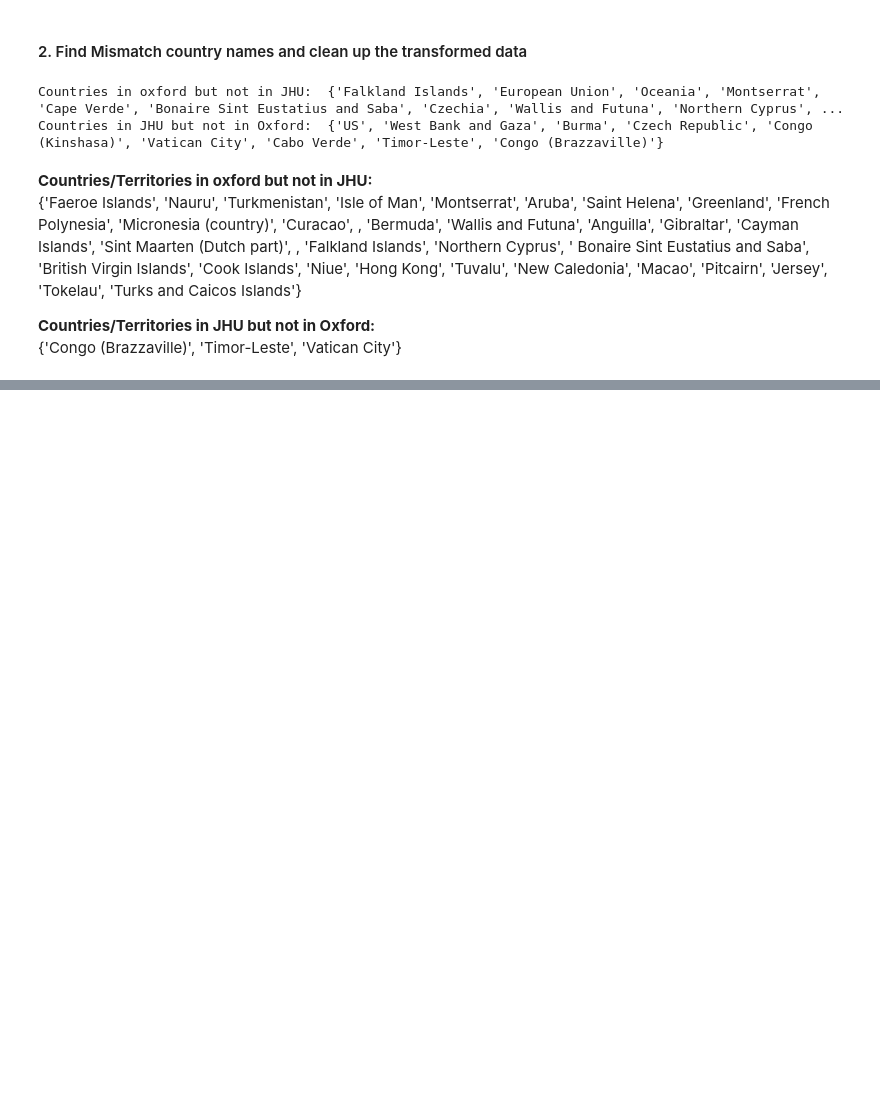
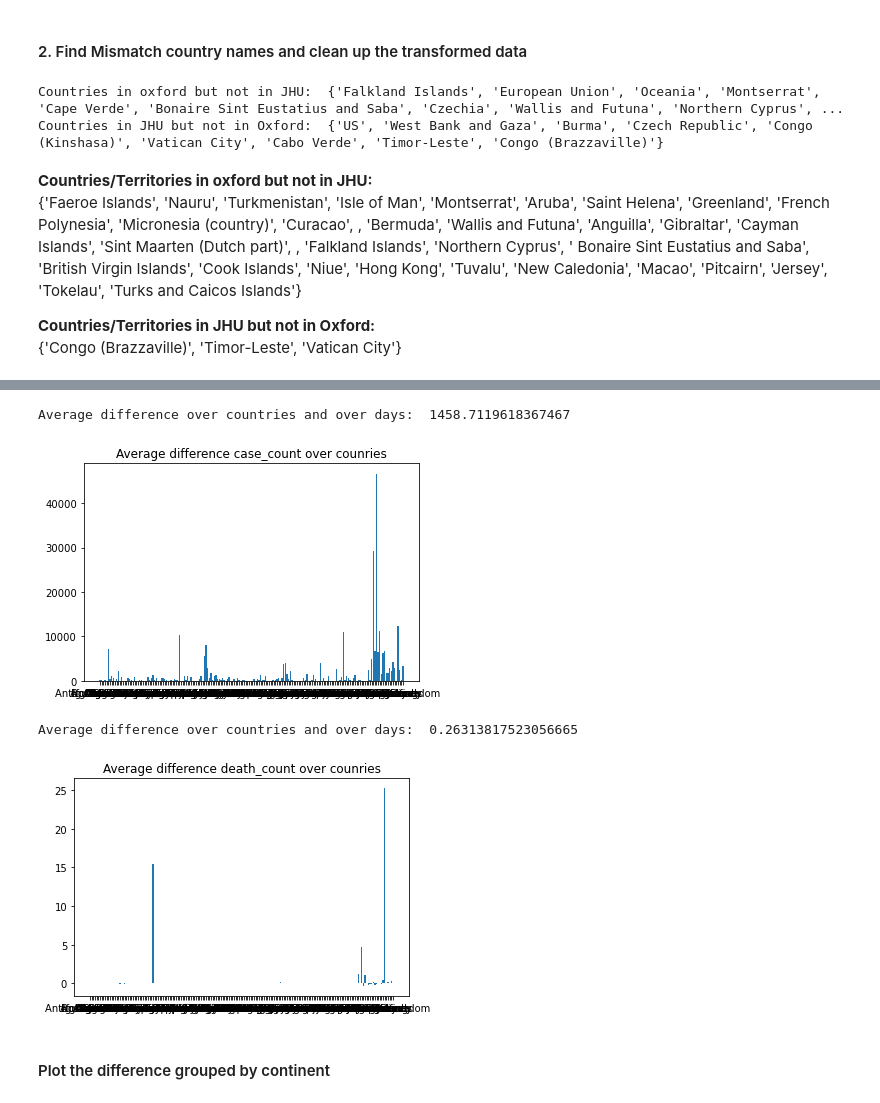
Before and after one commit to KaiserWhoLearns/COVID19DataAnalysis, a Jupyter notebook: data_comparison.ipynb, the cells around one changed output, grey strips where cells are left out. Drawn from its saved outputs; the diff is of its cells as text; code cells hidden in the pictures; blank space fills up the shorter version.

Commit message:
Added data comparison code

```diff
--- a/data_comparison.ipynb
+++ b/data_comparison.ipynb
@@ -12,7 +13,6 @@ names = ["case_count", "death_count"]
 # %% [markdown]
 #### 1. Transform Oxford Data to JHU format
 # %%
-first_date = datetime.date(2020, 1, 22)
 oxford_dfs = []
 for df_idx, df in enumerate(d1):
     total_days = np.array(["Day" in x for x in df.columns]).sum()
@@ -31,7 +31,8 @@ for df_idx, df in enumerate(d1):
                     curr_df.append(float(oxford_data.loc[(oxford_data["location"] == base_country) & (oxford_data["date"] == date.isoformat())]["new_cases"]))
                 else:
                     curr_df.append(float(oxford_data.loc[(oxford_data["location"] == base_country) & (oxford_data["date"] == date.isoformat())]["new_deaths"]))
-        oxford_df.append(curr_df)
+        if oxford_data["location"].str.contains(base_country).any():
+            oxford_df.append(curr_df)
     oxford_dfs.append(pd.DataFrame(oxford_df, columns=columns))
 names = ["case_count", "death_count"]
 for idx, oxford_df in enumerate(oxford_dfs):
@@ -109,0 +101,4 @@ None
+# %%
+oxford_case = pd.read_csv("data/oxford_in_JHU_format_case_count.csv")
+oxford_death = pd.read_csv("data/oxford_in_JHU_format_death_count.csv")
+oxford_dfs = [oxford_case, oxford_death]
@@ -109,0 +156,30 @@ None
+# %%
+import matplotlib.pyplot as plt
+
+differences = []
+averages_collec = []
+for df_idx, df in enumerate(diff_dfs_not_count_missing):
+    countries = df["Admin0"].tolist()
+    diff = df.iloc[len(df.columns) - total_days:, 1:].to_numpy(na_value = 0)
+    xtick = [str(i) for i in range(diff.shape[1])]
+    averages = np.average(diff, axis=1)
+    averages_collec.append(averages)
+    print("Average difference over countries and over days: ", np.average(averages))
+    x = np.arange(averages.shape[0])
+    plt.bar(x, height=averages)
+    plt.xticks(x, countries)
+    plt.title("Average difference " + names[df_idx] + " over counries")
+    plt.show()
+    # for idx, row in enumerate(diff):
+    #     x = np.arange(row.shape[0])
+    #     plt.bar(x, height=row)
+    #     plt.xticks(x, xtick)
+    #     plt.title("Difference for " + names[df_idx] + " counts without counting missing")
+    #     plt.show()
+# %% [output]
+Average difference over countries and over days:  1458.7119618367467
+[figure, added]
+Average difference over countries and over days:  0.26313817523056665
+[figure, added]
+# %% [markdown]
+#### Plot the difference grouped by continent
```
Also changed, not shown: parts of 6 cells of this notebook.
